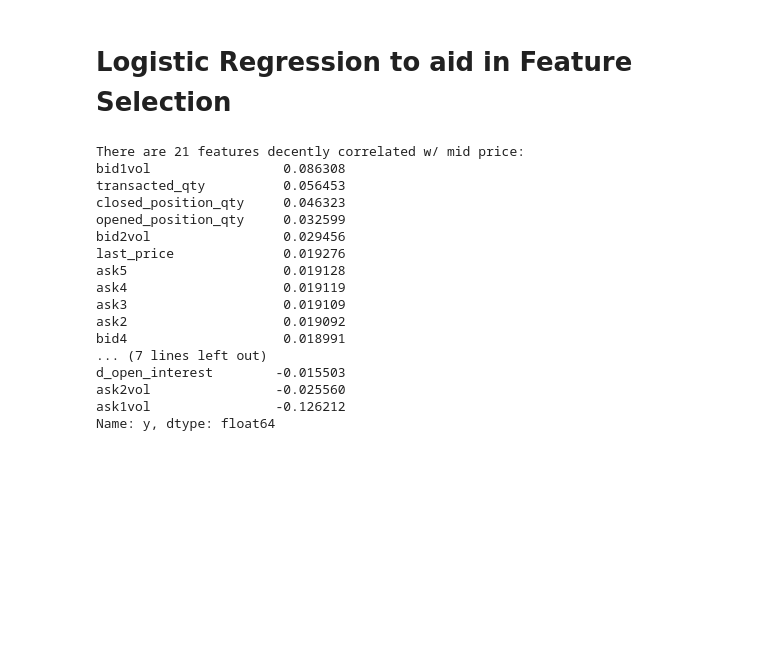
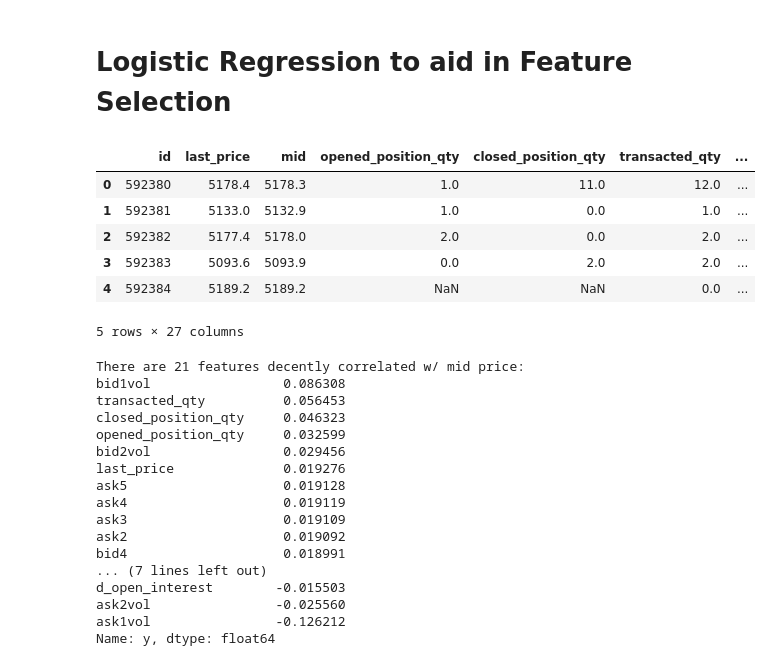
Before and after one commit to betzcats/cs155project1, a Jupyter notebook: MayaCode.ipynb, the cells around one changed output. Cells and saved outputs as stored; diff of their text form; code cells hidden in the pictures; blank space fills up the shorter version.

```diff
--- a/MayaCode.ipynb
+++ b/MayaCode.ipynb
@@ -7,6 +12,9 @@ import seaborn as sns
 # %%
-# Loading in data
+# LOADING IN TRAINING DATA
 df = pd.read_csv("data/train.csv")
 # Note that y contains binary label indicating if mid_price goes up
 # in next timestep (y = 1) or not (0). Output probability of mid_price
 # going up.
+df.columns = list(df.columns.values)
+df_test = pd.read_csv("data/test.csv")
+#df_test.columns = list(df_test.columns.values)
@@ -15,3 +21,13 @@ df.columns = list(df.columns.values)
+# %%
+df_test.head()
+# %% [output]
+|  | id | last_price | mid | opened_position_qty | closed_position_qty | transacted_qty | ... |
+| 0 | 592380 | 5178.4 | 5178.3 | 1.0 | 11.0 | 12.0 | ... |
+| 1 | 592381 | 5133.0 | 5132.9 | 1.0 | 0.0 | 1.0 | ... |
+| 2 | 592382 | 5177.4 | 5178.0 | 2.0 | 0.0 | 2.0 | ... |
+| 3 | 592383 | 5093.6 | 5093.9 | 0.0 | 2.0 | 2.0 | ... |
+| 4 | 592384 | 5189.2 | 5189.2 | NaN | NaN | 0.0 | ... |
+5 rows × 27 columns
 # %%
 df_num_corr = df.corr()['y'][:-1]
 golden_features_list = df_num_corr[abs(df_num_corr) > 0.01].sort_values(ascending=False)
```
Also changed, not shown: parts of 26 cells of this notebook, 1 other file.
